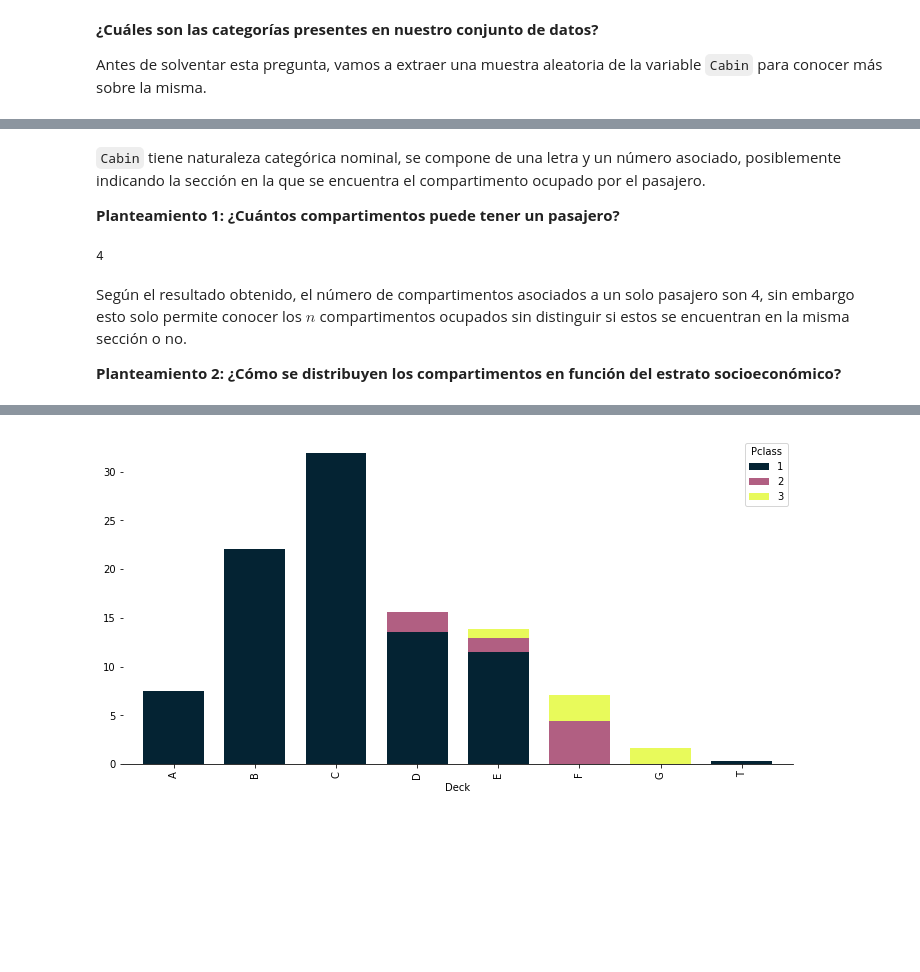
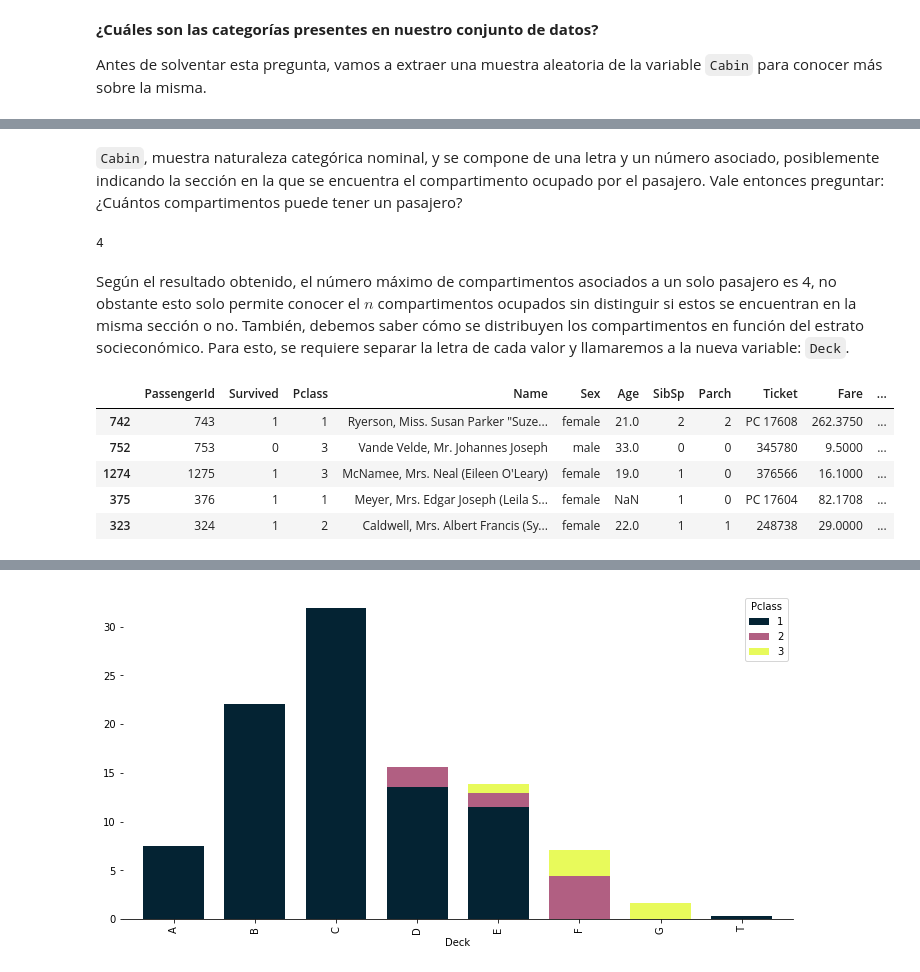
Before and after one commit to juancn95/saturdaysAI_titanic_challenge, a Jupyter notebook: SaturdaysAI_titanic_challenge.ipynb, the cells around one changed output, grey strips where cells are left out. Cells and saved outputs as stored; diff of their text form; code cells hidden in the pictures; blank space fills up the shorter version.

```diff
--- a/SaturdaysAI_titanic_challenge.ipynb
+++ b/SaturdaysAI_titanic_challenge.ipynb
@@ -680,6 +491,5 @@ df.Cabin.sample(20)
 Name: Cabin, dtype: object
 # %% [markdown]
-`Cabin` tiene naturaleza categórica nominal, se compone de una letra y un número asociado, posiblemente indicando la sección en la que se encuentra el compartimento ocupado por el pasajero.
-
-**Planteamiento 1: ¿Cuántos compartimentos puede tener un pasajero?**
+`Cabin`, muestra naturaleza categórica nominal, y se compone de una letra y un número asociado, posiblemente indicando la sección en la que se encuentra el compartimento ocupado por el pasajero.
+Vale entonces preguntar: ¿Cuántos compartimentos puede tener un pasajero?
 # %%
@@ -696,8 +505,14 @@ max(col)
 # %% [output]
 4
 # %% [markdown]
-Según el resultado obtenido, el número de compartimentos asociados a un solo pasajero son 4, sin embargo esto solo permite conocer los $n$ compartimentos ocupados sin distinguir si estos se encuentran en la misma sección o no.
-
-**Planteamiento 2: ¿Cómo se distribuyen los compartimentos en función del estrato socioeconómico?**
+Según el resultado obtenido, el número máximo de compartimentos asociados a un solo pasajero es 4, no obstante esto solo permite conocer el $n$ compartimentos ocupados sin distinguir si estos se encuentran en la misma sección o no. También, debemos saber cómo se distribuyen los compartimentos en función del estrato socieconómico. Para esto, se requiere separar la letra de cada valor y llamaremos a la nueva variable: `Deck`.
 # %%
 df.loc[pd.notnull(df['Cabin']), 'Deck'] = df['Cabin'].str[0]
+df.sample(5)
+# %% [output]
+|  | PassengerId | Survived | Pclass | Name | Sex | Age | SibSp | Parch | Ticket | Fare | ... |
+| 742 | 743 | 1 | 1 | Ryerson, Miss. Susan Parker "Suze... | female | 21.0 | 2 | 2 | PC 17608 | 262.3750 | ... |
+| 752 | 753 | 0 | 3 | Vande Velde, Mr. Johannes Joseph | male | 33.0 | 0 | 0 | 345780 | 9.5000 | ... |
+| 1274 | 1275 | 1 | 3 | McNamee, Mrs. Neal (Eileen O'Leary) | female | 19.0 | 1 | 0 | 376566 | 16.1000 | ... |
+| 375 | 376 | 1 | 1 | Meyer, Mrs. Edgar Joseph (Leila S... | female | NaN | 1 | 0 | PC 17604 | 82.1708 | ... |
+| 323 | 324 | 1 | 2 | Caldwell, Mrs. Albert Francis (Sy... | female | 22.0 | 1 | 1 | 248738 | 29.0000 | ... |
```
Also changed, not shown: parts of 124 cells of this notebook.
